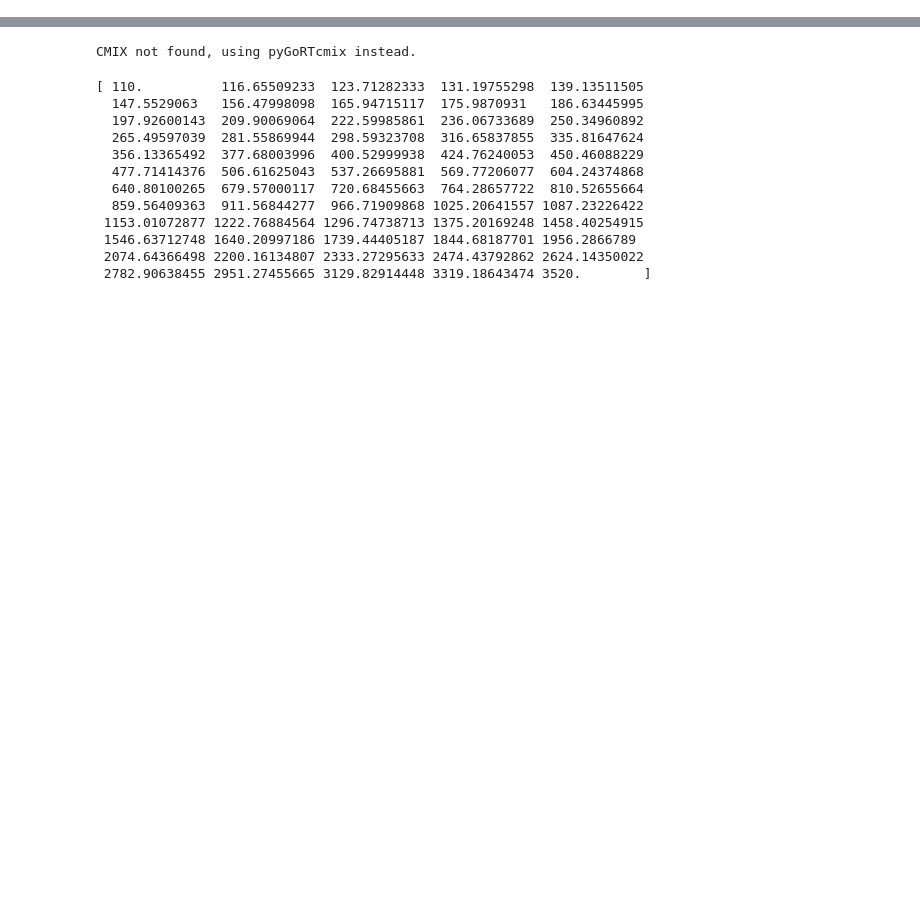
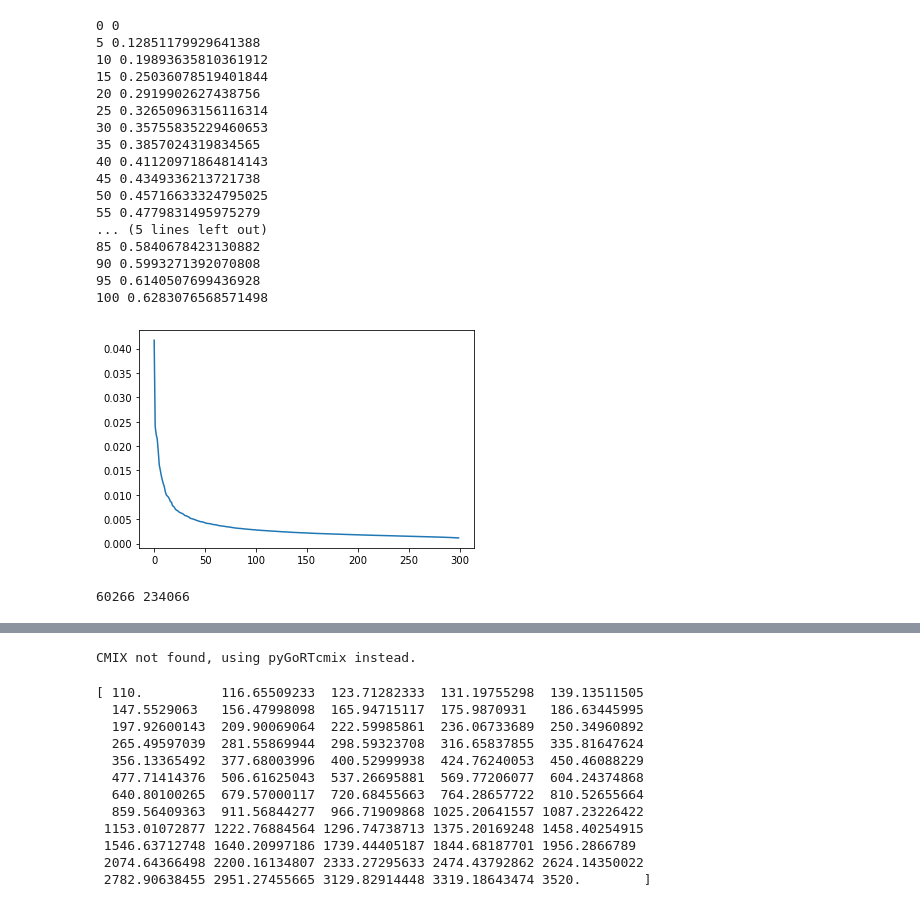
Before and after one commit to CL3644/prose2sound, a Jupyter notebook: Sonification_Project.ipynb, the cells around one changed output, grey strips where cells are left out. Drawn from its saved outputs; the diff is of its cells as text; code cells hidden in the pictures; blank space fills up the shorter version.

```diff
--- a/Sonification_Project.ipynb
+++ b/Sonification_Project.ipynb
@@ -45,3 +49,42 @@ viable_vocab = get_tokens(model, pca_tokens)
 # %%
 # Embedding representations of words to build PCA.
 values = model[list(viable_vocab)]
+# %%
+# just testing.
+def peek_dimensionality(model, values):
+    pca = PCA() # full dimensionality
+    try:
+        pca.fit(model[values])
+    except:
+        pca.fit(model.wv[values])
+
+    # How many dimensions should we keep?
+    plt.plot(pca.explained_variance_ratio_)
+    for i in range(0,101,5):
+        print(i, sum(pca.explained_variance_ratio_[:i]))
+
+    return pca, pca.explained_variance_ratio_
+
+pca, variances = peek_dimensionality(model, model.index_to_key)
+
+# that's a lot of variance left unexplained, but note that much of it with be irrelevant for our prose.
+# what if we only fit pca to a much smaller poetry dataset?
+# %% [output]
+0 0
+5 0.12851179929641388
+10 0.19893635810361912
+15 0.25036078519401844
+20 0.2919902627438756
+25 0.32650963156116314
+30 0.35755835229460653
+35 0.3857024319834565
+40 0.41120971864814143
+45 0.4349336213721738
+50 0.45716633324795025
+55 0.4779831495975279
+... (5 lines left out)
+85 0.5840678423130882
+90 0.5993271392070808
+95 0.6140507699436928
+100 0.6283076568571498
+[figure, added]
@@ -47,0 +105,5 @@ values = model[list(viable_vocab)]
+# %%
+poetry_tokens = get_tokens(model, [list(poetry_vocab)])
+print(len(poetry_tokens), len(poetry_vocab))
+# %% [output]
+60266 234066
```
Also changed, not shown: parts of 19 cells of this notebook.
